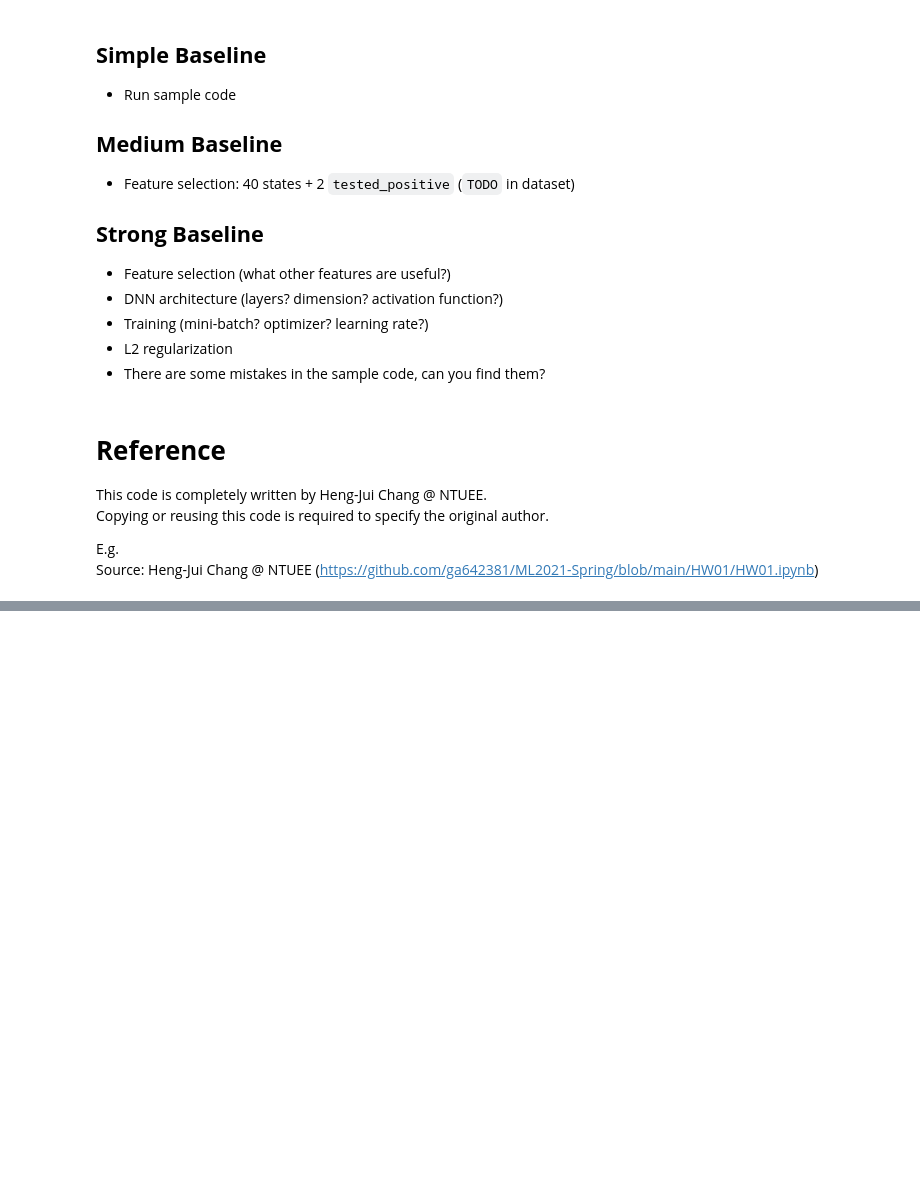
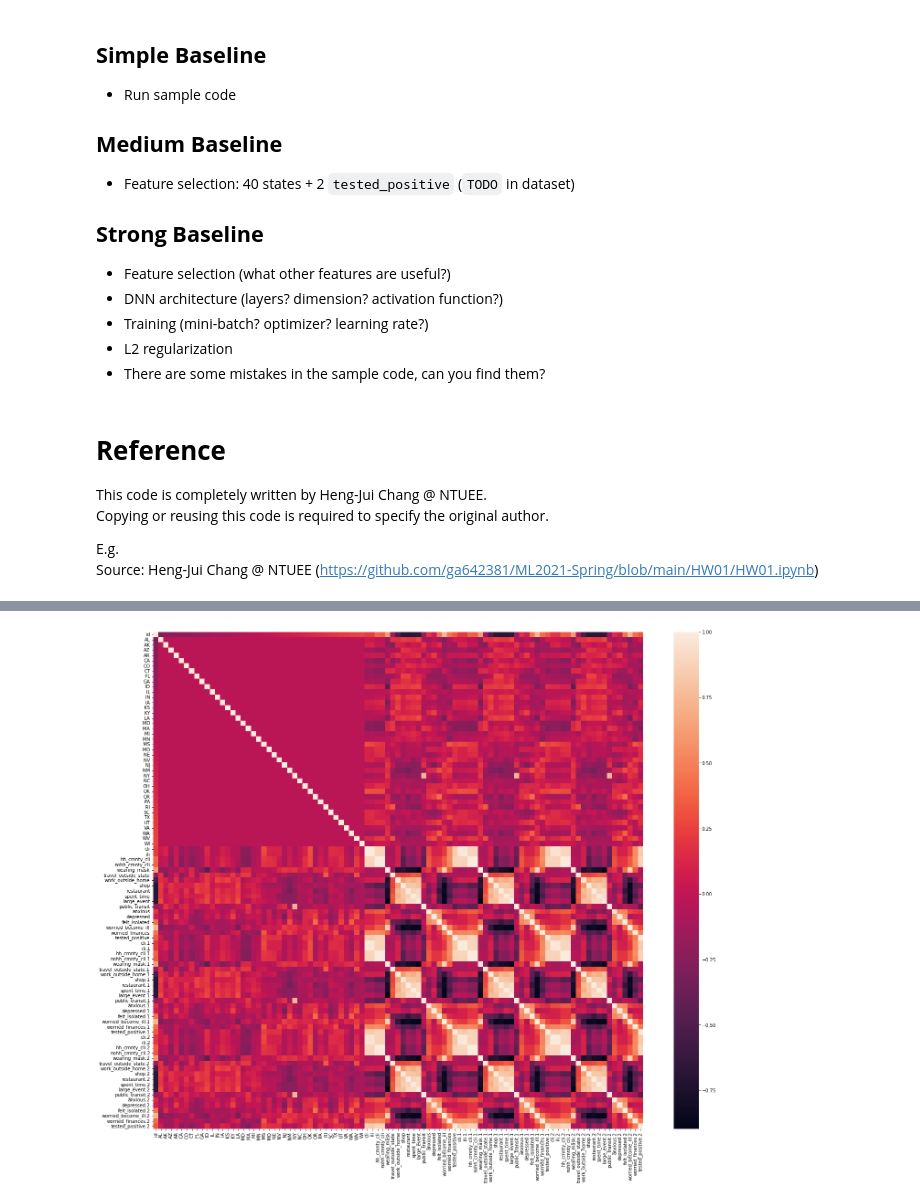
Before and after one commit to harry83017622/NTU_ML_Course, a Jupyter notebook: HW01/HW01.ipynb, the cells around one changed output, grey strips where cells are left out. Saved outputs shown, nothing was run; the diff lists cells and outputs as text; code cells hidden in the pictures; blank space fills up the shorter version.

```diff
--- a/HW01/HW01.ipynb
+++ b/HW01/HW01.ipynb
@@ -421,3 +462,20 @@ Copying or reusing this code is required to specify the original author.
 
 E.g.
 Source: Heng-Jui Chang @ NTUEE (https://github.com/ga642381/ML2021-Spring/blob/main/HW01/HW01.ipynb)
+# %%
+import pandas as pd
+import matplotlib.pyplot as plt
+
+import seaborn as sns
+
+data = pd.read_csv("covid.train.csv")
+print("shop index = {}".format(data.columns.get_loc("shop")))
+print("public_transit index = {}".format(data.columns.get_loc("public_transit")))
+print("shop.1 index = {}".format(data.columns.get_loc("shop.1")))
+print("public_transit.1 index = {}".format(data.columns.get_loc("public_transit.1")))
+print("shop.2 index = {}".format(data.columns.get_loc("shop.2")))
+print("public_transit.2 index = {}".format(data.columns.get_loc("public_transit.2")))
+
+print("tested_positive index = {}".format(data.columns.get_loc("tested_positive")))
+
+# data.head()
@@ -423,0 +490,7 @@ Source: Heng-Jui Chang @ NTUEE (https://github.com/ga642381/ML2021-Spring/blob/m
+# %%
+plt.figure(figsize=(24,20))
+cor = data.corr()
+sns.heatmap(cor)
+plt.show()
+# %% [output]
+[figure, added]
```
Also changed, not shown: parts of 11 cells of this notebook.
